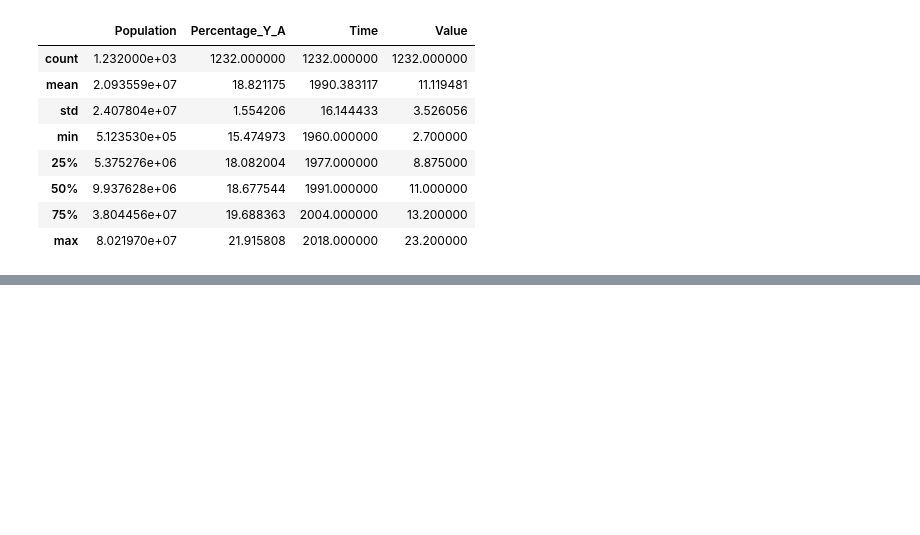
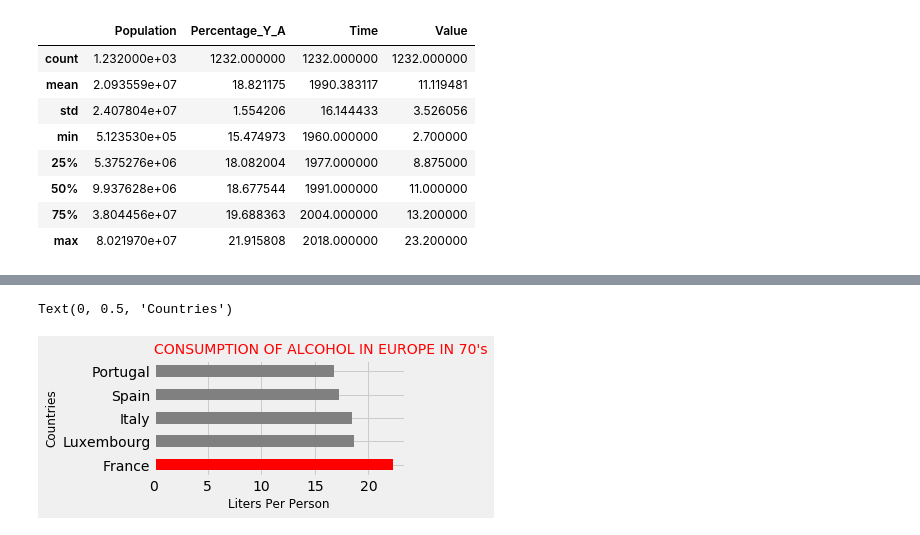
Before and after one commit to ivaben/Alcohol-Consumption---EU, a Jupyter notebook: PROJECT_alcohol_consuption.ipynb, the cells around one changed output, grey strips where cells are left out. Cells and saved outputs as stored; diff of their text form; code cells hidden in the pictures; blank space fills up the shorter version.

```diff
--- a/PROJECT_alcohol_consuption.ipynb
+++ b/PROJECT_alcohol_consuption.ipynb
@@ -214,0 +233,5 @@ df10.groupby("Country").Value.mean().sort_values(ascending=False)[:29].plot.bar(
+# %%
+seventies = [1970, 1971, 1972, 1973, 1974, 1975, 1976, 1977, 1978, 1979]
+# %%
+df_70 = df10[df10.Time.isin(seventies)]
+df_70.head()
@@ -214,0 +245,10 @@ df10.groupby("Country").Value.mean().sort_values(ascending=False)[:29].plot.bar(
+# %%
+fig, ax = plt.subplots(figsize = [4,2])
+
+plt2 = df_70.groupby("Country").Value.mean().sort_values(ascending=False)[:5].plot.barh(color = ['red','grey', 'grey','grey','grey'])
+plt.title("CONSUMPTION OF ALCOHOL IN EUROPE IN 70's",loc = 'left', color = 'red', fontsize = 14)
+plt.xlabel('Liters Per Person', fontsize = 12)
+plt.ylabel('Countries', fontsize = 12)
+# %% [output]
+Text(0, 0.5, 'Countries')
+[figure, added]
```
Also changed, not shown: parts of 44 cells of this notebook.
